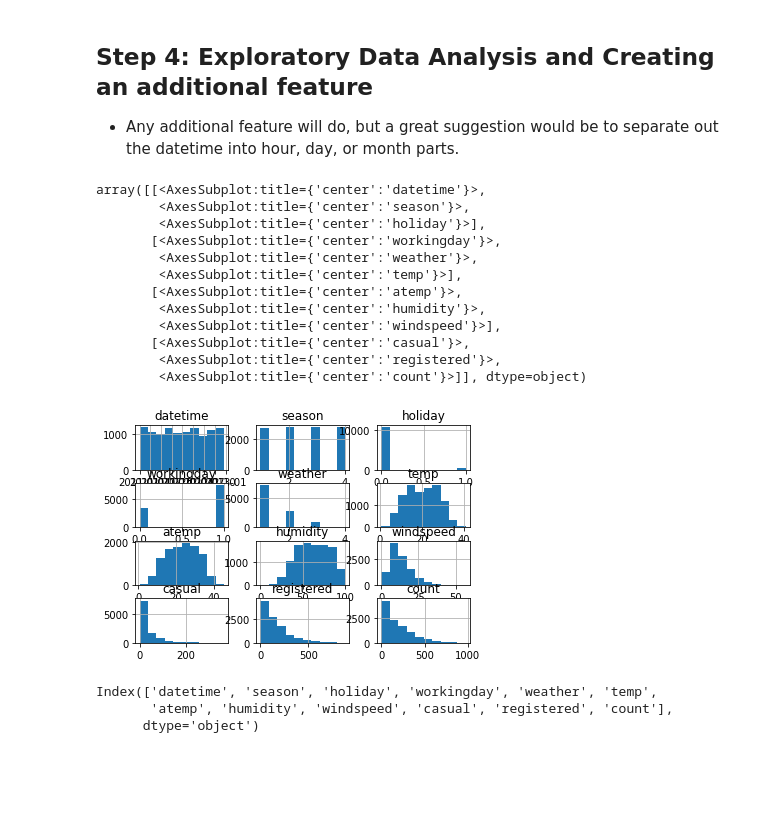
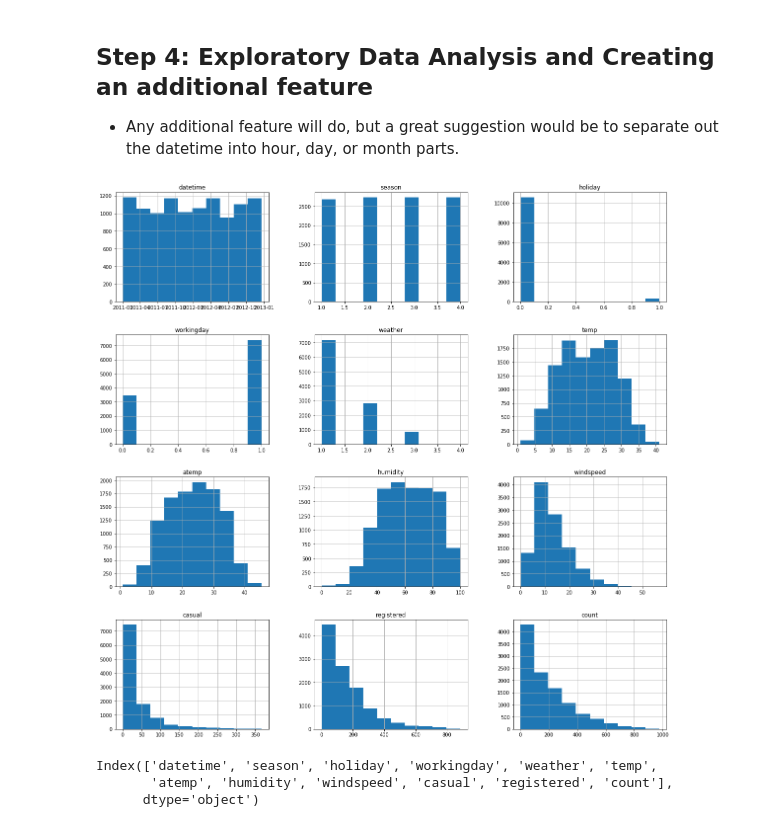
Before and after one commit to masinde70/AWS_ML, a Jupyter notebook: project.ipynb, the cells around one changed output. Cells and saved outputs as stored; diff of their text form; code cells hidden in the pictures; blank space fills up the shorter version.

Commit message:
plot

```diff
--- a/project.ipynb
+++ b/project.ipynb
@@ -265,21 +271,9 @@ tail: write error: Broken pipe
 * Any additional feature will do, but a great suggestion would be to separate out the datetime into hour, day, or month parts.
 # %%
 # Create a histogram of all features to show the distribution of each one relative to the data. This is part of the exploritory data analysis
-train.hist()
+train.hist(figsize=(20, 20));
 # %% [output]
-array([[<AxesSubplot:title={'center':'datetime'}>,
-        <AxesSubplot:title={'center':'season'}>,
-        <AxesSubplot:title={'center':'holiday'}>],
-       [<AxesSubplot:title={'center':'workingday'}>,
-        <AxesSubplot:title={'center':'weather'}>,
-        <AxesSubplot:title={'center':'temp'}>],
-       [<AxesSubplot:title={'center':'atemp'}>,
-        <AxesSubplot:title={'center':'humidity'}>,
-        <AxesSubplot:title={'center':'windspeed'}>],
-       [<AxesSubplot:title={'center':'casual'}>,
-        <AxesSubplot:title={'center':'registered'}>,
-        <AxesSubplot:title={'center':'count'}>]], dtype=object)
-[figure, old version]
+[figure, new version]
 # %%
 train.columns
 # %% [output]
```
Also changed, not shown: parts of 23 cells of this notebook.
